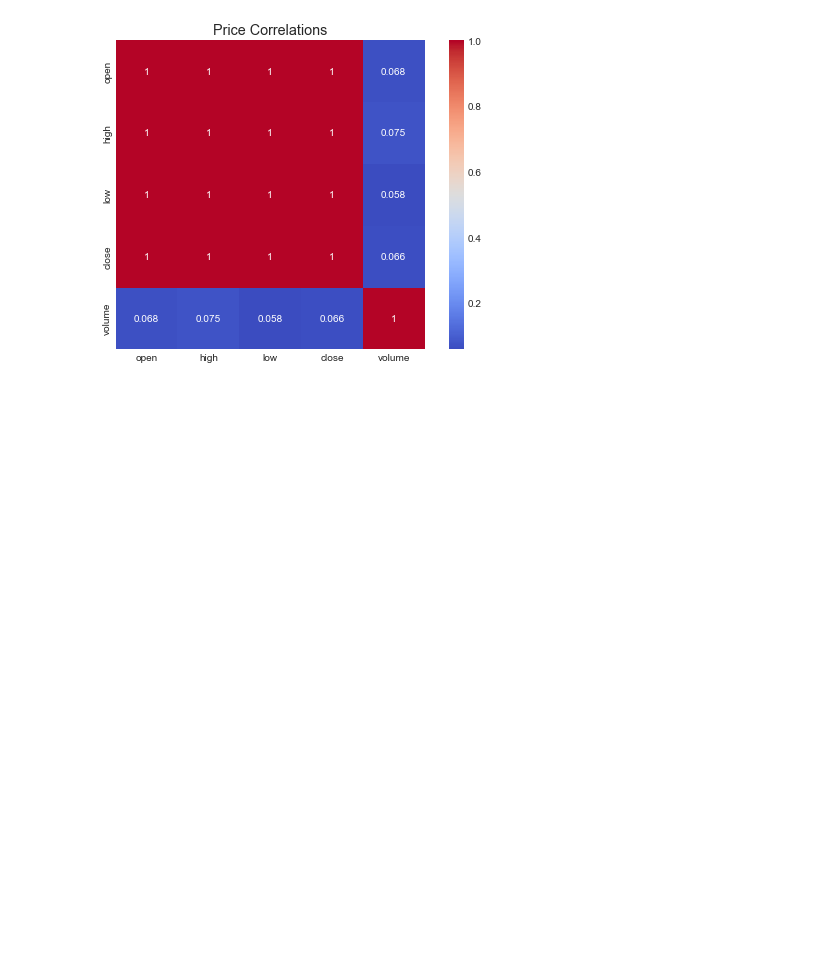
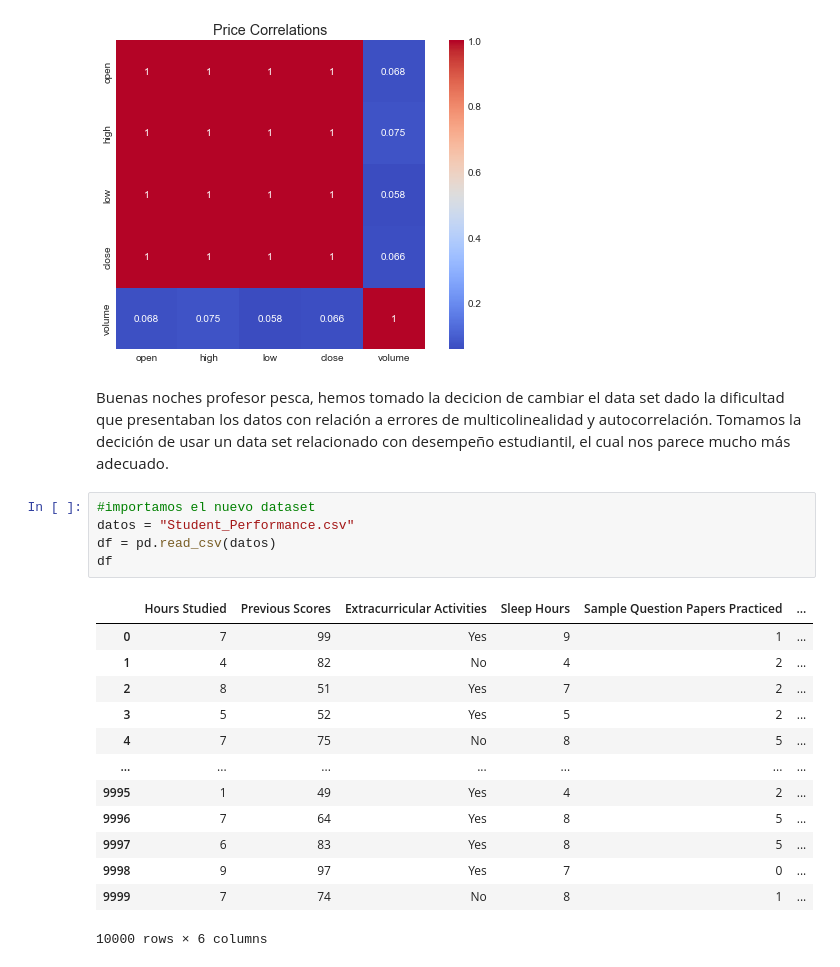
Before and after one commit to td2USA-20232/grupo1, a Jupyter notebook: test.ipynb, the cells around one changed output. Cells and saved outputs as stored; diff of their text form; blank space fills up the shorter version.

Commit message:
cargar el nuevo data set

```diff
--- a/test.ipynb
+++ b/test.ipynb
@@ -263,3 +249,24 @@ plt.tight_layout()
 plt.show()
 # %% [output]
 [figure]
+# %% [markdown]
+Buenas noches profesor pesca, hemos tomado la decicion de cambiar el data set dado la dificultad que presentaban los datos con relación a errores de multicolinealidad y autocorrelación. Tomamos la decición de usar un data set relacionado con desempeño estudiantil, el cual nos parece mucho más adecuado.
+# %%
+#importamos el nuevo dataset
+datos = "Student_Performance.csv"
+df = pd.read_csv(datos)
+df
+# %% [output]
+|  | Hours Studied | Previous Scores | Extracurricular Activities | Sleep Hours | Sample Question Papers Practiced | ... |
+| 0 | 7 | 99 | Yes | 9 | 1 | ... |
+| 1 | 4 | 82 | No | 4 | 2 | ... |
+| 2 | 8 | 51 | Yes | 7 | 2 | ... |
+| 3 | 5 | 52 | Yes | 5 | 2 | ... |
+| 4 | 7 | 75 | No | 8 | 5 | ... |
+| ... | ... | ... | ... | ... | ... | ... |
+| 9995 | 1 | 49 | Yes | 4 | 2 | ... |
+| 9996 | 7 | 64 | Yes | 8 | 5 | ... |
+| 9997 | 6 | 83 | Yes | 8 | 5 | ... |
+| 9998 | 9 | 97 | Yes | 7 | 0 | ... |
+| 9999 | 7 | 74 | No | 8 | 1 | ... |
+10000 rows × 6 columns
```
Also changed, not shown: parts of 1 cell of this notebook.
